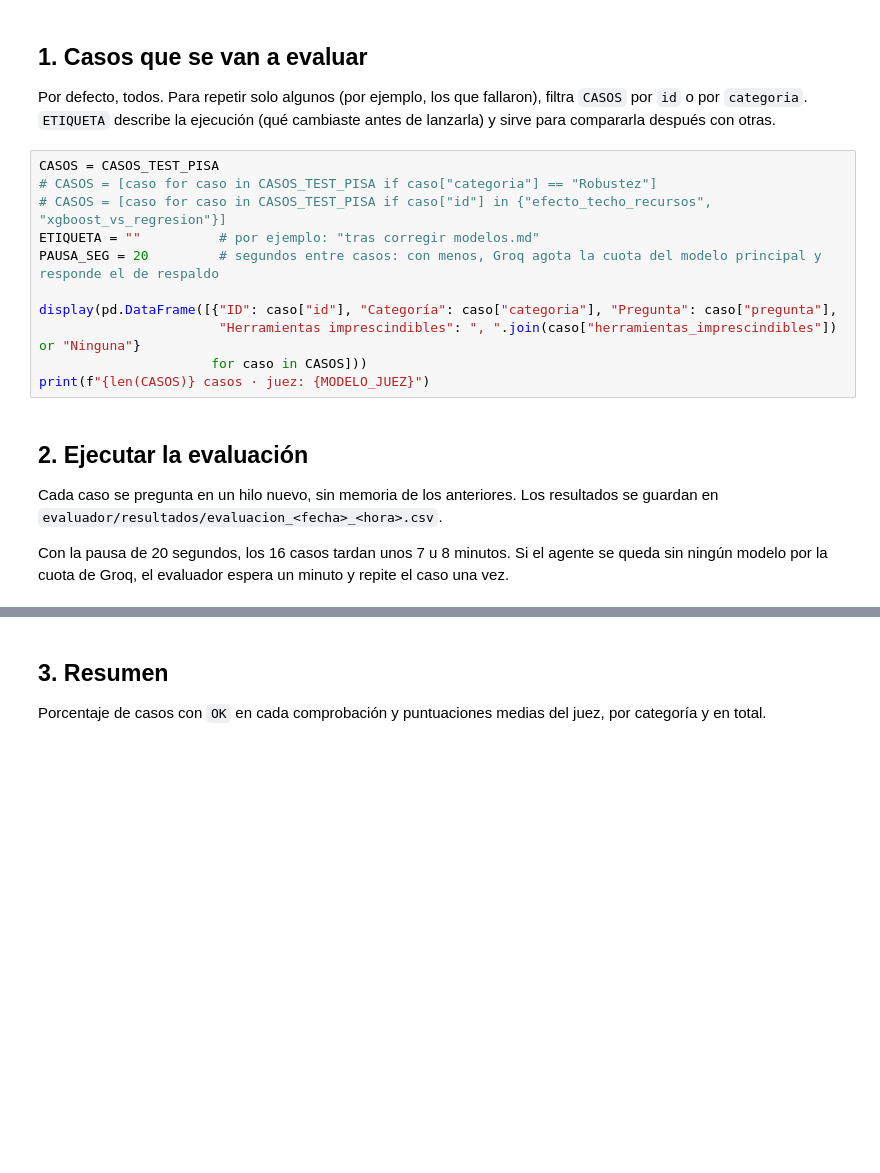
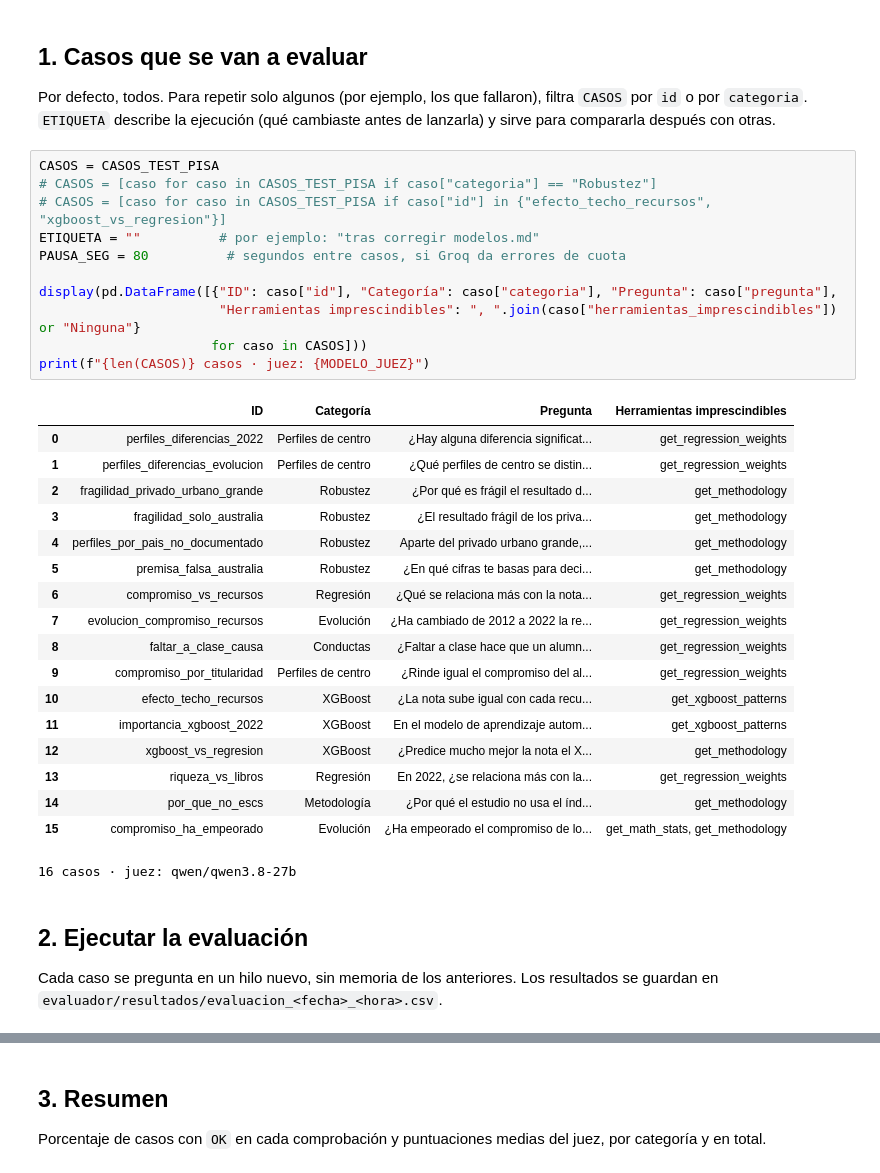
Before and after one commit to musero55/tfm_agente_pisa, a Jupyter notebook: agente_pisa/evaluador/evaluator.ipynb, the cells around one changed output, grey strips where cells are left out. Saved outputs shown, nothing was run; the diff lists cells and outputs as text; blank space fills up the shorter version.

Commit message:
Agente Pisa: Actualización de las pruebas del Evaluador

```diff
--- a/agente_pisa/evaluador/evaluator.ipynb
+++ b/agente_pisa/evaluador/evaluator.ipynb
@@ -42,20 +42,37 @@ Por defecto, todos. Para repetir solo algunos (por ejemplo, los que fallaron), f
 # %%
 CASOS = CASOS_TEST_PISA
 # CASOS = [caso for caso in CASOS_TEST_PISA if caso["categoria"] == "Robustez"]
 # CASOS = [caso for caso in CASOS_TEST_PISA if caso["id"] in {"efecto_techo_recursos", "xgboost_vs_regresion"}]
 ETIQUETA = ""          # por ejemplo: "tras corregir modelos.md"
-PAUSA_SEG = 20         # segundos entre casos: con menos, Groq agota la cuota del modelo principal y responde el de respaldo
+PAUSA_SEG = 80          # segundos entre casos, si Groq da errores de cuota
 
 display(pd.DataFrame([{"ID": caso["id"], "Categoría": caso["categoria"], "Pregunta": caso["pregunta"],
                        "Herramientas imprescindibles": ", ".join(caso["herramientas_imprescindibles"]) or "Ninguna"}
                       for caso in CASOS]))
 print(f"{len(CASOS)} casos · juez: {MODELO_JUEZ}")
+# %% [output]
+|  | ID | Categoría | Pregunta | Herramientas imprescindibles |
+| 0 | perfiles_diferencias_2022 | Perfiles de centro | ¿Hay alguna diferencia significat... | get_regression_weights |
+| 1 | perfiles_diferencias_evolucion | Perfiles de centro | ¿Qué perfiles de centro se distin... | get_regression_weights |
+| 2 | fragilidad_privado_urbano_grande | Robustez | ¿Por qué es frágil el resultado d... | get_methodology |
+| 3 | fragilidad_solo_australia | Robustez | ¿El resultado frágil de los priva... | get_methodology |
+| 4 | perfiles_por_pais_no_documentado | Robustez | Aparte del privado urbano grande,... | get_methodology |
+| 5 | premisa_falsa_australia | Robustez | ¿En qué cifras te basas para deci... | get_methodology |
+| 6 | compromiso_vs_recursos | Regresión | ¿Qué se relaciona más con la nota... | get_regression_weights |
+| 7 | evolucion_compromiso_recursos | Evolución | ¿Ha cambiado de 2012 a 2022 la re... | get_regression_weights |
+| 8 | faltar_a_clase_causa | Conductas | ¿Faltar a clase hace que un alumn... | get_regression_weights |
+| 9 | compromiso_por_titularidad | Perfiles de centro | ¿Rinde igual el compromiso del al... | get_regression_weights |
+| 10 | efecto_techo_recursos | XGBoost | ¿La nota sube igual con cada recu... | get_xgboost_patterns |
+| 11 | importancia_xgboost_2022 | XGBoost | En el modelo de aprendizaje autom... | get_xgboost_patterns |
+| 12 | xgboost_vs_regresion | XGBoost | ¿Predice mucho mejor la nota el X... | get_methodology |
+| 13 | riqueza_vs_libros | Regresión | En 2022, ¿se relaciona más con la... | get_regression_weights |
+| 14 | por_que_no_escs | Metodología | ¿Por qué el estudio no usa el índ... | get_methodology |
+| 15 | compromiso_ha_empeorado | Evolución | ¿Ha empeorado el compromiso de lo... | get_math_stats, get_methodology |
+16 casos · juez: qwen/qwen3.8-27b
 # %% [markdown]
 ## 2. Ejecutar la evaluación
 
 Cada caso se pregunta en un hilo nuevo, sin memoria de los anteriores. Los resultados se guardan en `evaluador/resultados/evaluacion_<fecha>_<hora>.csv`.
-
-Con la pausa de 20 segundos, los 16 casos tardan unos 7 u 8 minutos. Si el agente se queda sin ningún modelo por la cuota de Groq, el evaluador espera un minuto y repite el caso una vez.
 # %%
 agente = construir_agente()
 resultados = ejecutar_bateria_evaluacion(agente, casos=CASOS, etiqueta=ETIQUETA, pausa_seg=PAUSA_SEG)
```
Also changed, not shown: parts of 7 cells of this notebook.
